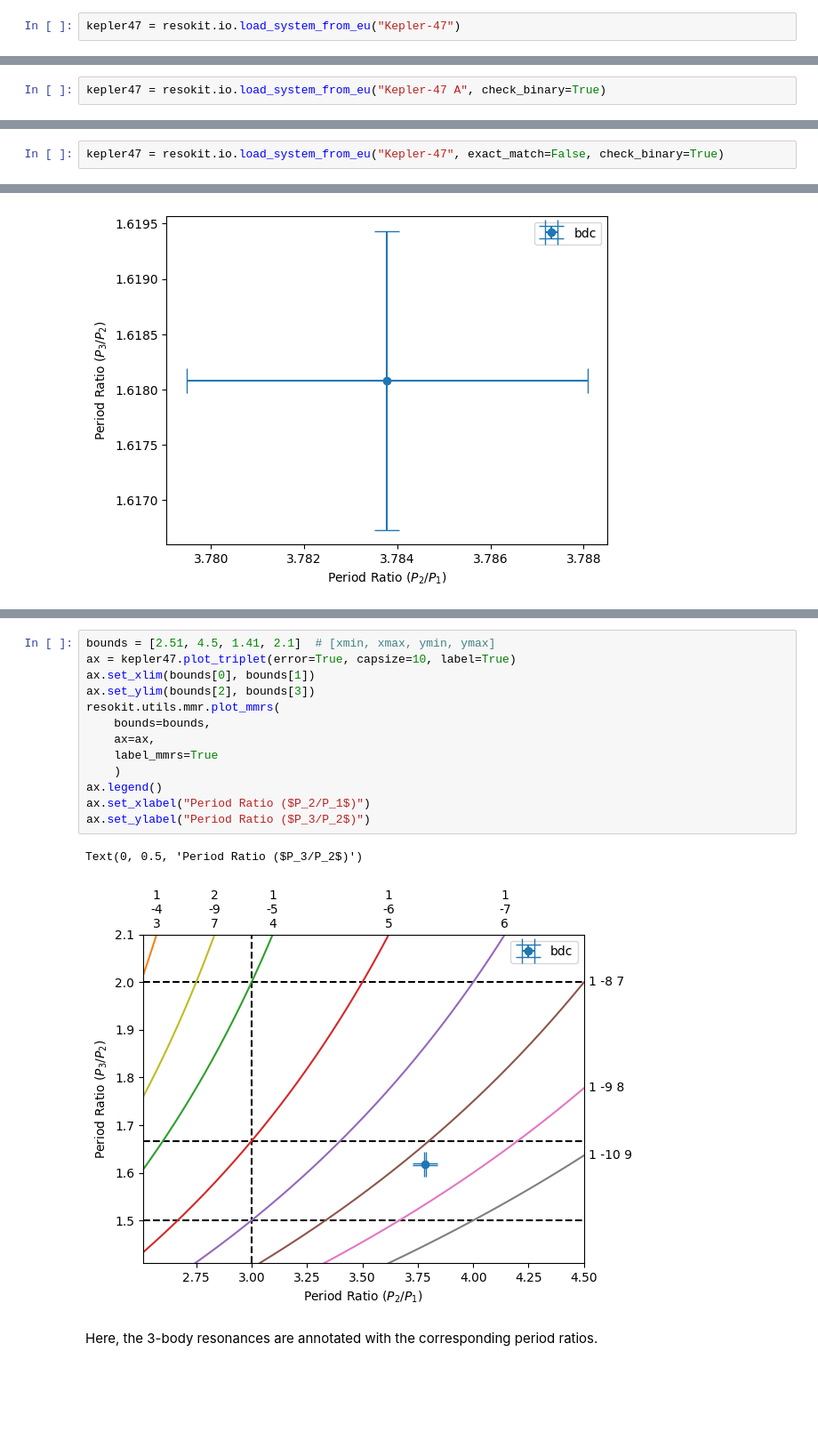
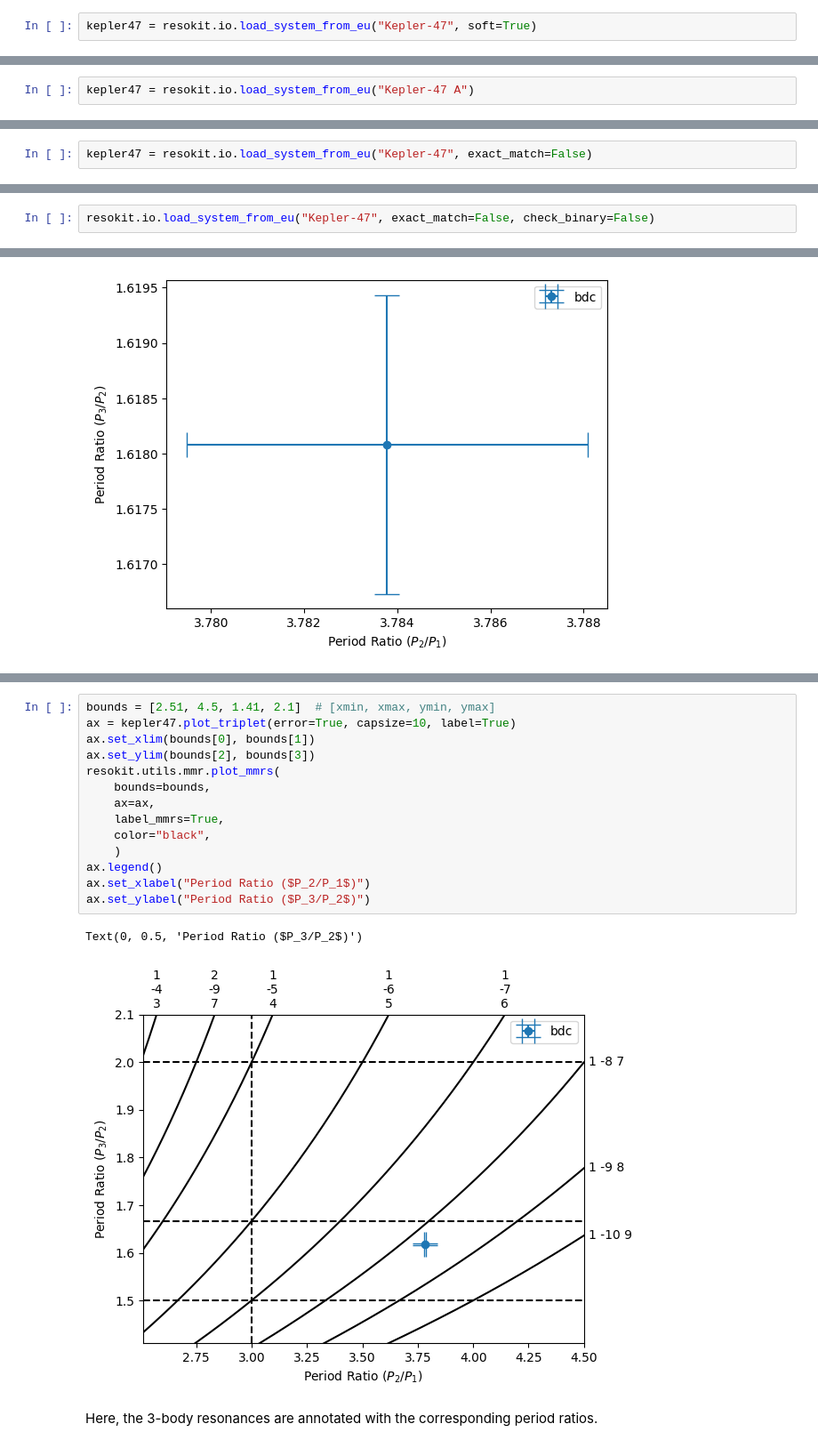
Before and after one commit to Gianuzzi/ResoKit, a Jupyter notebook: docs/source/tutorials/tutorial.ipynb, the cells around one changed output, grey strips where cells are left out. Shown: that part at 89% size. Cells and saved outputs as stored; diff of their text form; blank space fills up the shorter version.

```diff
--- a/docs/source/tutorials/tutorial.ipynb
+++ b/docs/source/tutorials/tutorial.ipynb
@@ -23,5 +23,5 @@ For this turorial, we will work with the  `Kepler-47` exoplanetary system, from
 # %%
-kepler47 = resokit.io.load_system_from_eu("Kepler-47")
+kepler47 = resokit.io.load_system_from_eu("Kepler-47", soft=True)
 # %% [output]
 Looking for star system Kepler-47 in eu database.
  Loading only index columns...
@@ -34,7 +35,7 @@ ValueError: Star Kepler-47 not found in ExoplanetEU database.
 If the system (or star in this case) name is entered incorrectly, ResoKit will attempt to detect the intended system and provide suggestions based on it.
 As Exoplanet.eu is indexed through star name, we see here that the correct system (star) name is `Kepler-47 A`.
 # %%
-kepler47 = resokit.io.load_system_from_eu("Kepler-47 A", check_binary=True)
+kepler47 = resokit.io.load_system_from_eu("Kepler-47 A")
 # %% [output]
 Looking for star system Kepler-47 A in eu database.
  Loading rows [4691, 4692, 4693]...
@@ -53,5 +56,5 @@ In this case we remove the " A", and keep the hyphen "-".
 # %%
-kepler47 = resokit.io.load_system_from_eu("Kepler-47", exact_match=False, check_binary=True)
+kepler47 = resokit.io.load_system_from_eu("Kepler-47", exact_match=False)
 # %% [output]
 Looking for star system Kepler-47 in eu database.
  Found a very close star match: 'Kepler-47 A' in eu dataset.
@@ -83,0 +91,2 @@ from 'eu' data source.
+# %%
+resokit.io.load_system_from_eu("Kepler-47", exact_match=False, check_binary=False)
@@ -275,19 +297,20 @@ Note: It its higly recommended to set the axes limits (xlim and ylim) **before**
 # %%
 bounds = [2.51, 4.5, 1.41, 2.1]  # [xmin, xmax, ymin, ymax]
 ax = kepler47.plot_triplet(error=True, capsize=10, label=True)
 ax.set_xlim(bounds[0], bounds[1])
 ax.set_ylim(bounds[2], bounds[3])
 resokit.utils.mmr.plot_mmrs(
     bounds=bounds,
     ax=ax,
-    label_mmrs=True
+    label_mmrs=True,
+    color="black",
     )
 ax.legend()
 ax.set_xlabel("Period Ratio ($P_2/P_1$)")
 ax.set_ylabel("Period Ratio ($P_3/P_2$)")
 # %% [output]
 Text(0, 0.5, 'Period Ratio ($P_3/P_2$)')
-[figure, old version]
+[figure, new version]
 # %% [markdown]
 Here, the 3-body resonances are annotated with the corresponding period ratios.
 # %% [markdown]
```
Also changed, not shown: parts of 36 cells of this notebook, 1 other file.
